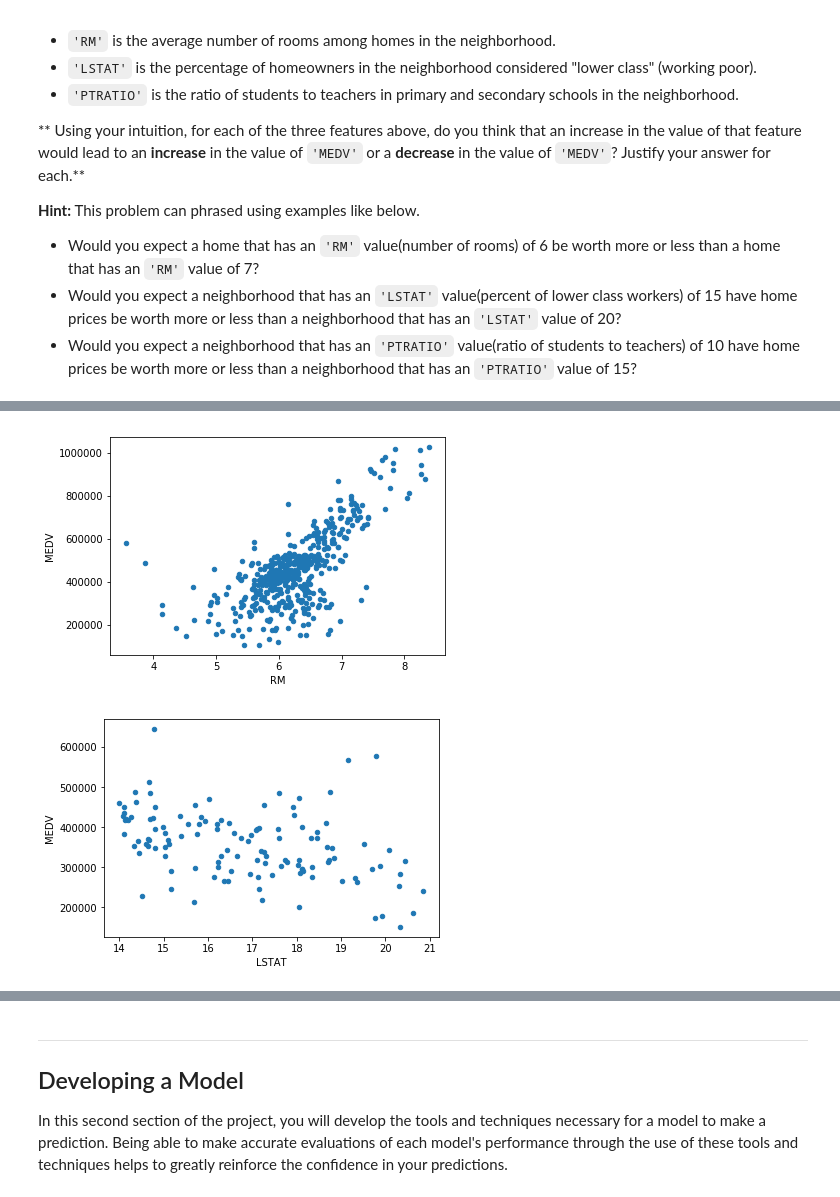
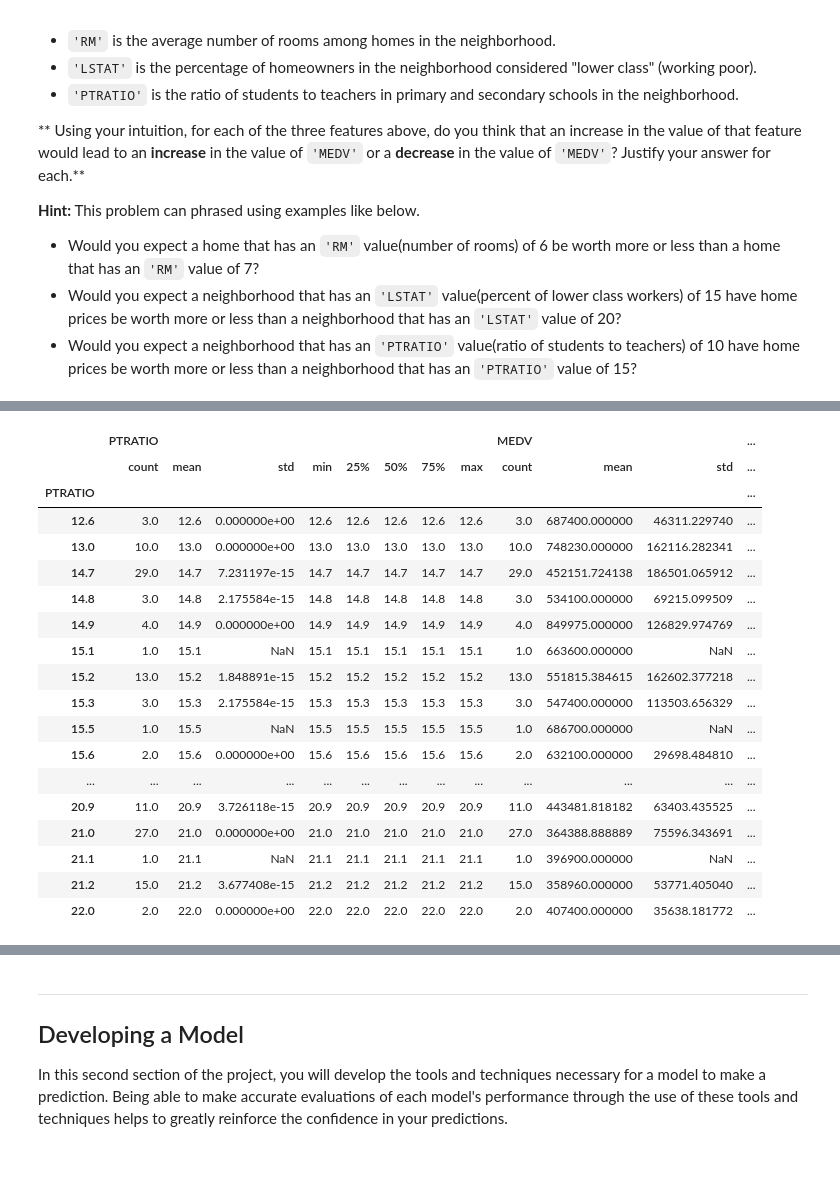
Before and after one commit to suviano/BostonHousing, a Jupyter notebook: boston_housing.ipynb, the cells around one changed output, grey strips where cells are left out. Drawn from its saved outputs; the diff is of its cells as text; code cells hidden in the pictures; blank space fills up the shorter version.

```diff
--- a/boston_housing.ipynb
+++ b/boston_housing.ipynb
@@ -116,14 +143,28 @@ As a reminder, we are using three features from the Boston housing dataset: `'RM
 # %%
-# Would you expect a home that has an 'RM' value(number of rooms) of 6 be worth more or less
-# than a home that has an 'RM' value of 7?
-data_rm_range = data[(data['RM'] >= 3) & (data['RM'] <= 10)]
-data_rm_range.plot(x='RM', y='MEDV', kind='scatter');
+# Would you expect a neighborhood that has an 'PTRATIO' value(ratio of students to teachers)
+# of 10 have home prices be worth more or less than a neighborhood that has an 'PTRATIO' value of 15?
+data_ptration = data[data['PTRATIO'] <= 16]
+data_ptration_group = data.groupby('PTRATIO')
+# medv_less_16 = np.array(data_ptration['MEDV'])
+# np.sum(medv_less_16)
+data_ptration_group[['PTRATIO', 'MEDV']].describe()
 # %% [output]
-[figure, removed]
+|  | PTRATIO |  |  |  |  |  |  |  | MEDV |  |  | ... |
+|  | count | mean | std | min | 25% | 50% | 75% | max | count | mean | std | ... |
+| PTRATIO |  |  |  |  |  |  |  |  |  |  |  | ... |
+| 12.6 | 3.0 | 12.6 | 0.000000e+00 | 12.6 | 12.6 | 12.6 | 12.6 | 12.6 | 3.0 | 687400.000000 | 46311.229740 | ... |
+| 13.0 | 10.0 | 13.0 | 0.000000e+00 | 13.0 | 13.0 | 13.0 | 13.0 | 13.0 | 10.0 | 748230.000000 | 162116.282341 | ... |
+| 14.7 | 29.0 | 14.7 | 7.231197e-15 | 14.7 | 14.7 | 14.7 | 14.7 | 14.7 | 29.0 | 452151.724138 | 186501.065912 | ... |
+| 14.8 | 3.0 | 14.8 | 2.175584e-15 | 14.8 | 14.8 | 14.8 | 14.8 | 14.8 | 3.0 | 534100.000000 | 69215.099509 | ... |
+| 14.9 | 4.0 | 14.9 | 0.000000e+00 | 14.9 | 14.9 | 14.9 | 14.9 | 14.9 | 4.0 | 849975.000000 | 126829.974769 | ... |
+| 15.1 | 1.0 | 15.1 | NaN | 15.1 | 15.1 | 15.1 | 15.1 | 15.1 | 1.0 | 663600.000000 | NaN | ... |
+| 15.2 | 13.0 | 15.2 | 1.848891e-15 | 15.2 | 15.2 | 15.2 | 15.2 | 15.2 | 13.0 | 551815.384615 | 162602.377218 | ... |
+| 15.3 | 3.0 | 15.3 | 2.175584e-15 | 15.3 | 15.3 | 15.3 | 15.3 | 15.3 | 3.0 | 547400.000000 | 113503.656329 | ... |
+| 15.5 | 1.0 | 15.5 | NaN | 15.5 | 15.5 | 15.5 | 15.5 | 15.5 | 1.0 | 686700.000000 | NaN | ... |
+| 15.6 | 2.0 | 15.6 | 0.000000e+00 | 15.6 | 15.6 | 15.6 | 15.6 | 15.6 | 2.0 | 632100.000000 | 29698.484810 | ... |
+| ... | ... | ... | ... | ... | ... | ... | ... | ... | ... | ... | ... | ... |
+| 20.9 | 11.0 | 20.9 | 3.726118e-15 | 20.9 | 20.9 | 20.9 | 20.9 | 20.9 | 11.0 | 443481.818182 | 63403.435525 | ... |
+| 21.0 | 27.0 | 21.0 | 0.000000e+00 | 21.0 | 21.0 | 21.0 | 21.0 | 21.0 | 27.0 | 364388.888889 | 75596.343691 | ... |
+| 21.1 | 1.0 | 21.1 | NaN | 21.1 | 21.1 | 21.1 | 21.1 | 21.1 | 1.0 | 396900.000000 | NaN | ... |
+| 21.2 | 15.0 | 21.2 | 3.677408e-15 | 21.2 | 21.2 | 21.2 | 21.2 | 21.2 | 15.0 | 358960.000000 | 53771.405040 | ... |
+| 22.0 | 2.0 | 22.0 | 0.000000e+00 | 22.0 | 22.0 | 22.0 | 22.0 | 22.0 | 2.0 | 407400.000000 | 35638.181772 | ... |
-# %%
-# Would you expect a neighborhood that has an 'LSTAT' value(percent of lower class workers)
-# of 15 have home prices be worth more or less than a neighborhood that has an 'LSTAT' value of 20?
-data_lstat_range = data[(data['LSTAT'] >= 14) & (data['LSTAT'] <= 21)]
-data_lstat_range.plot(x='LSTAT', y='MEDV', kind='scatter');
-# %% [output]
-[figure, removed]
```
Also changed, not shown: parts of 6 cells of this notebook.
